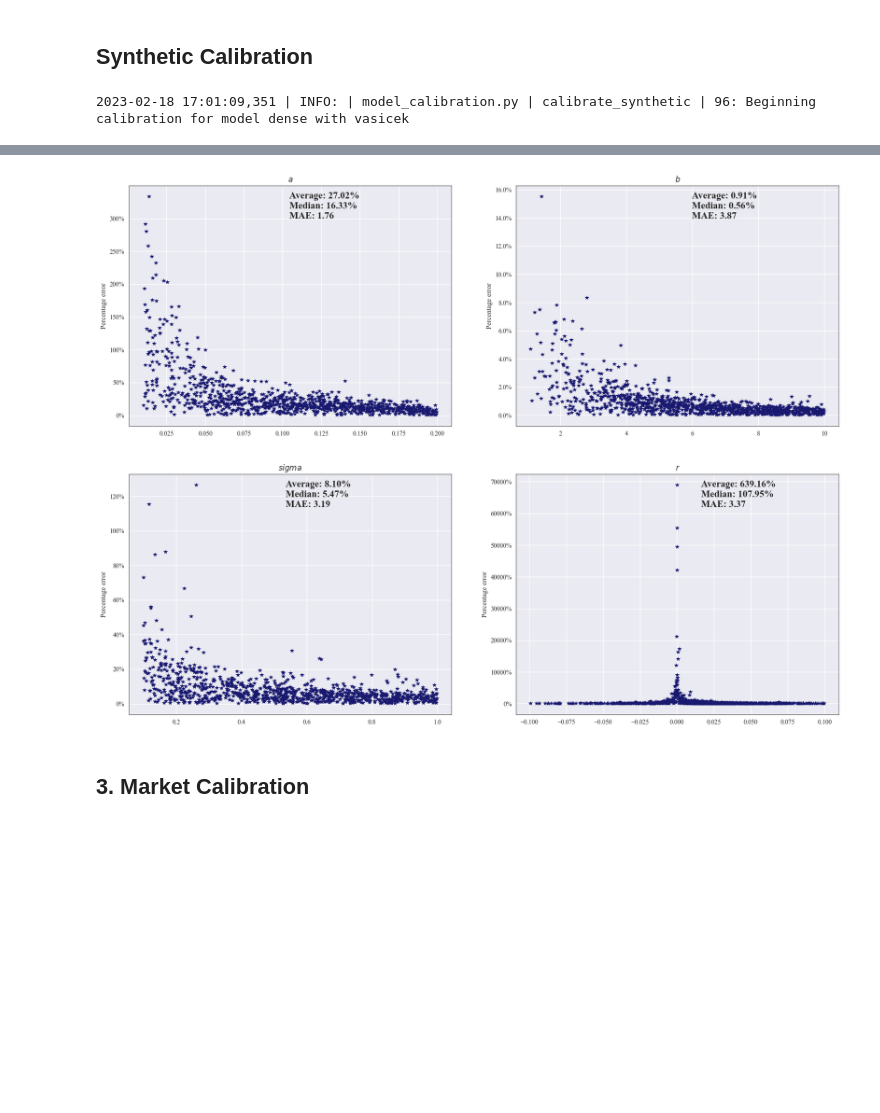
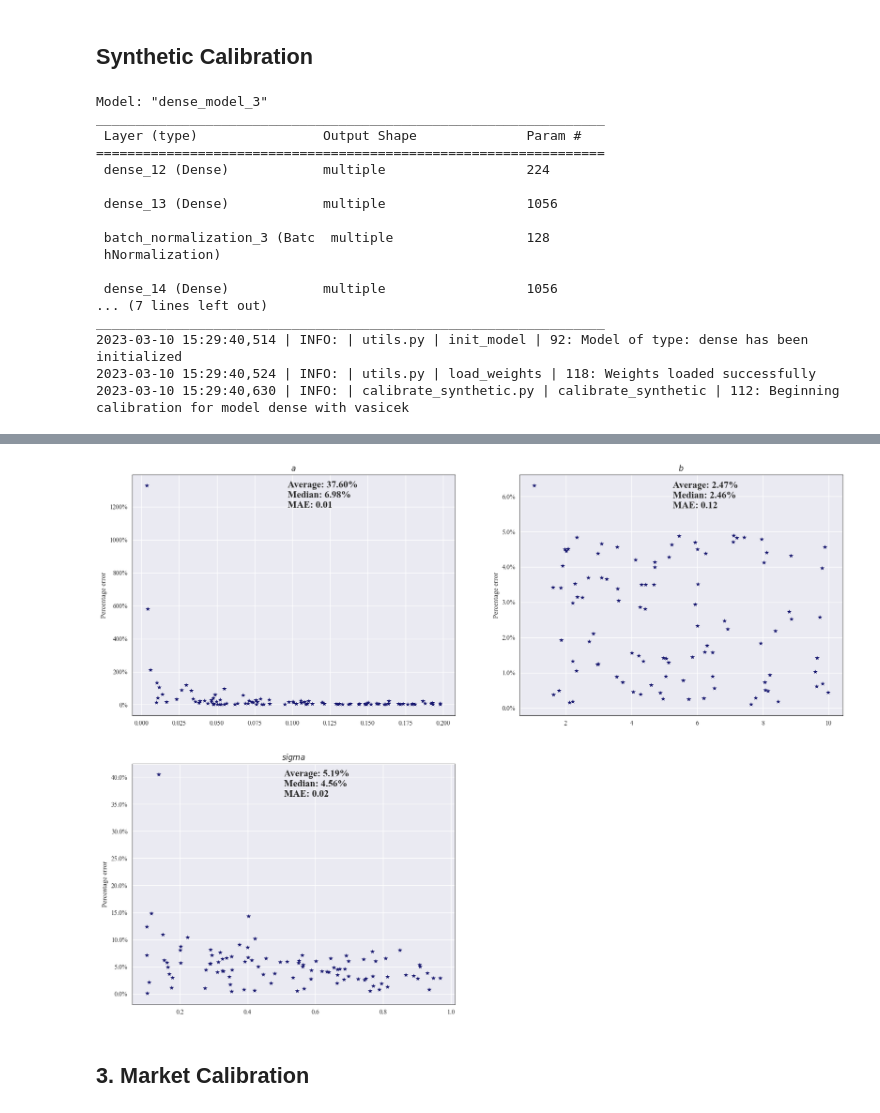
Before and after one commit to samaypanwar/FYP-Code, a Jupyter notebook: notebooks/test.ipynb, the cells around one changed output, grey strips where cells are left out. Drawn from its saved outputs; the diff is of its cells as text; code cells hidden in the pictures; blank space fills up the shorter version.

```diff
--- a/notebooks/test.ipynb
+++ b/notebooks/test.ipynb
@@ -68,13 +69,33 @@ train_model(model = model, epochs = 200, plot = True);
 # %% [markdown]
 ## Synthetic Calibration
 # %%
-from analysis.pointwise.model_calibration import calibrate_synthetic
+from analysis.pointwise.calibrate_synthetic import calibrate_synthetic
+from analysis.pointwise.utils import load_weights, init_model
+
+model = init_model()
+
+load_weights(model)
 
 calibrate_synthetic(
-        model, calibration_size = 1000, epochs = 200, model_type = 'dense', parameterization =
+        model, calibration_size = 100, epochs = 20, model_type = 'dense', parameterization =
         'vasicek',
-        plot = True,
-        verbose_length = 500
+        verbose_length = 10
         )
 # %% [output]
-2023-02-18 17:01:09,351 | INFO: | model_calibration.py | calibrate_synthetic | 96: Beginning calibration for model dense with vasicek
+Model: "dense_model_3"
+_________________________________________________________________
+ Layer (type)                Output Shape              Param #
+=================================================================
+ dense_12 (Dense)            multiple                  224
+
+ dense_13 (Dense)            multiple                  1056
+
+ batch_normalization_3 (Batc  multiple                 128
+ hNormalization)
+
+ dense_14 (Dense)            multiple                  1056
+... (7 lines left out)
+_________________________________________________________________
+2023-03-10 15:29:40,514 | INFO: | utils.py | init_model | 92: Model of type: dense has been initialized
+2023-03-10 15:29:40,524 | INFO: | utils.py | load_weights | 118: Weights loaded successfully
+2023-03-10 15:29:40,630 | INFO: | calibrate_synthetic.py | calibrate_synthetic | 112: Beginning calibration for model dense with vasicek
@@ -83,4 +104,4 @@ calibrate_synthetic(
-[figure, old version]
+[figure, new version]
 # %% [markdown]
 ## 3. Market Calibration
 # %%
```
Also changed, not shown: parts of 12 cells of this notebook, 59 other files.
